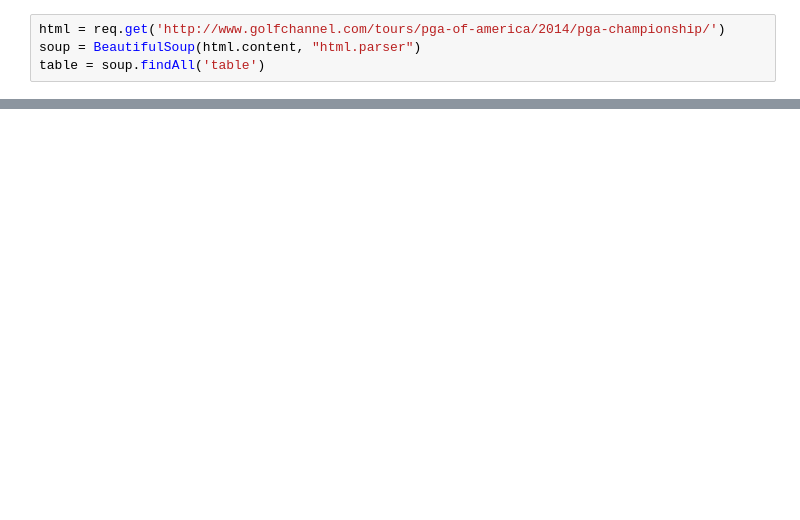
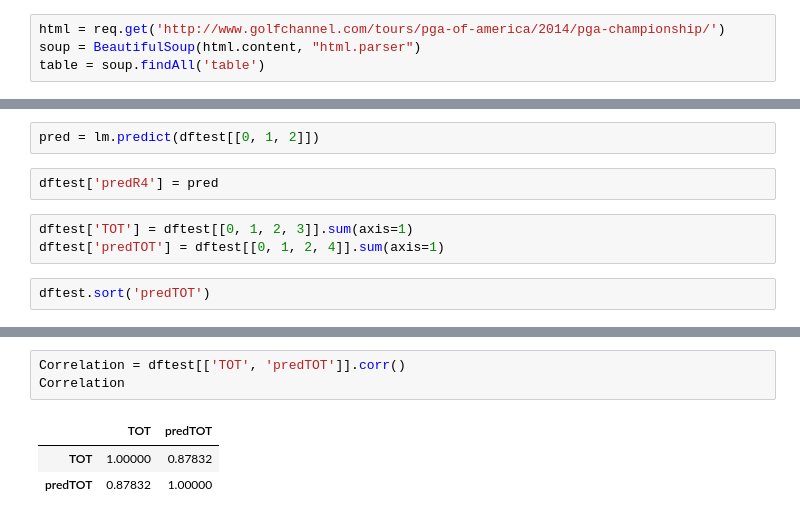
Before and after one commit to ryancjepsen/learning, a Jupyter notebook: pga championship.ipynb, the cells around one changed output, grey strips where cells are left out. Saved outputs shown, nothing was run; the diff lists cells and outputs as text; blank space fills up the shorter version.

```diff
--- a/pga championship.ipynb
+++ b/pga championship.ipynb
@@ -80,0 +142,9 @@ name.strip().encode()
+# %%
+pred = lm.predict(dftest[[0, 1, 2]])
+# %%
+dftest['predR4'] = pred
+# %%
+dftest['TOT'] = dftest[[0, 1, 2, 3]].sum(axis=1)
+dftest['predTOT'] = dftest[[0, 1, 2, 4]].sum(axis=1)
+# %%
+dftest.sort('predTOT')
@@ -80,0 +170,7 @@ name.strip().encode()
+# %%
+Correlation = dftest[['TOT', 'predTOT']].corr()
+Correlation
+# %% [output]
+|  | TOT | predTOT |
+| TOT | 1.00000 | 0.87832 |
+| predTOT | 0.87832 | 1.00000 |
```
Also changed, not shown: parts of 22 cells of this notebook.
